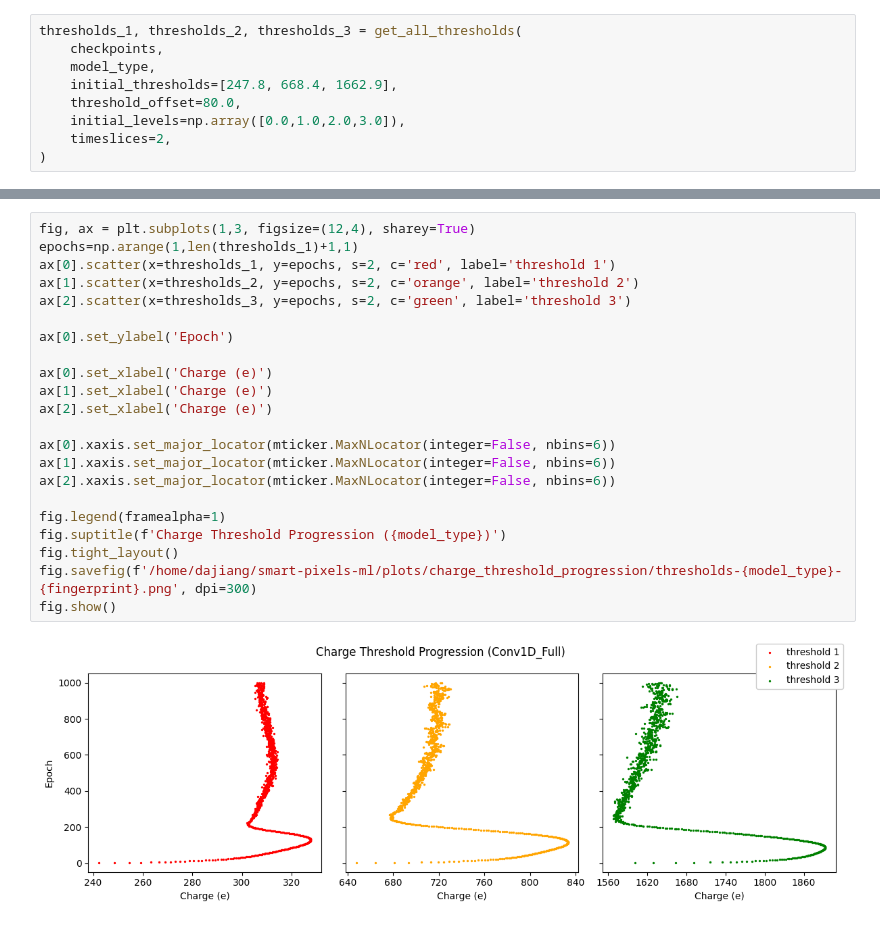
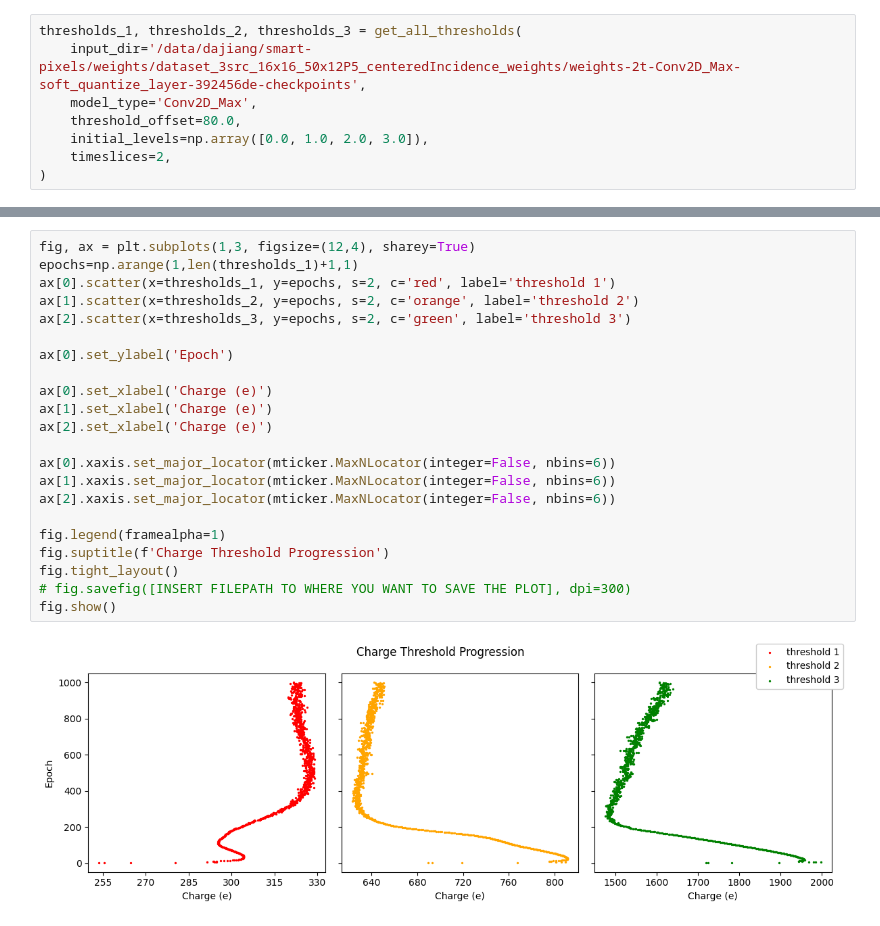
Before and after one commit to davidgjiang/smart-pixels-ml, a Jupyter notebook: training_tracker.ipynb, the cells around one changed output, grey strips where cells are left out. Saved outputs shown, nothing was run; the diff lists cells and outputs as text.

```diff
--- a/training_tracker.ipynb
+++ b/training_tracker.ipynb
@@ -38,10 +54,9 @@ fig.show()
 # %%
 thresholds_1, thresholds_2, thresholds_3 = get_all_thresholds(
-    checkpoints,
-    model_type,
-    initial_thresholds=[247.8, 668.4, 1662.9],
+    input_dir='/data/dajiang/smart-pixels/weights/dataset_3src_16x16_50x12P5_centeredIncidence_weights/weights-2t-Conv2D_Max-soft_quantize_layer-392456de-checkpoints',
+    model_type='Conv2D_Max',
     threshold_offset=80.0,
-    initial_levels=np.array([0.0,1.0,2.0,3.0]),
+    initial_levels=np.array([0.0, 1.0, 2.0, 3.0]),
     timeslices=2,
 )
 # %% [output]
@@ -49,24 +64,24 @@ thresholds_1, thresholds_2, thresholds_3 = get_all_thresholds(
 # %%
 fig, ax = plt.subplots(1,3, figsize=(12,4), sharey=True)
 epochs=np.arange(1,len(thresholds_1)+1,1)
 ax[0].scatter(x=thresholds_1, y=epochs, s=2, c='red', label='threshold 1')
 ax[1].scatter(x=thresholds_2, y=epochs, s=2, c='orange', label='threshold 2')
 ax[2].scatter(x=thresholds_3, y=epochs, s=2, c='green', label='threshold 3')
 
 ax[0].set_ylabel('Epoch')
 
 ax[0].set_xlabel('Charge (e)')
 ax[1].set_xlabel('Charge (e)')
 ax[2].set_xlabel('Charge (e)')
 
 ax[0].xaxis.set_major_locator(mticker.MaxNLocator(integer=False, nbins=6))
 ax[1].xaxis.set_major_locator(mticker.MaxNLocator(integer=False, nbins=6))
 ax[2].xaxis.set_major_locator(mticker.MaxNLocator(integer=False, nbins=6))
 
 fig.legend(framealpha=1)
-fig.suptitle(f'Charge Threshold Progression ({model_type})')
+fig.suptitle(f'Charge Threshold Progression')
 fig.tight_layout()
-fig.savefig(f'/home/dajiang/smart-pixels-ml/plots/charge_threshold_progression/thresholds-{model_type}-{fingerprint}.png', dpi=300)
+# fig.savefig([INSERT FILEPATH TO WHERE YOU WANT TO SAVE THE PLOT], dpi=300)
 fig.show()
 # %% [output]
-[figure, old version]
+[figure, new version]
```
Also changed, not shown: parts of 9 cells of this notebook.
